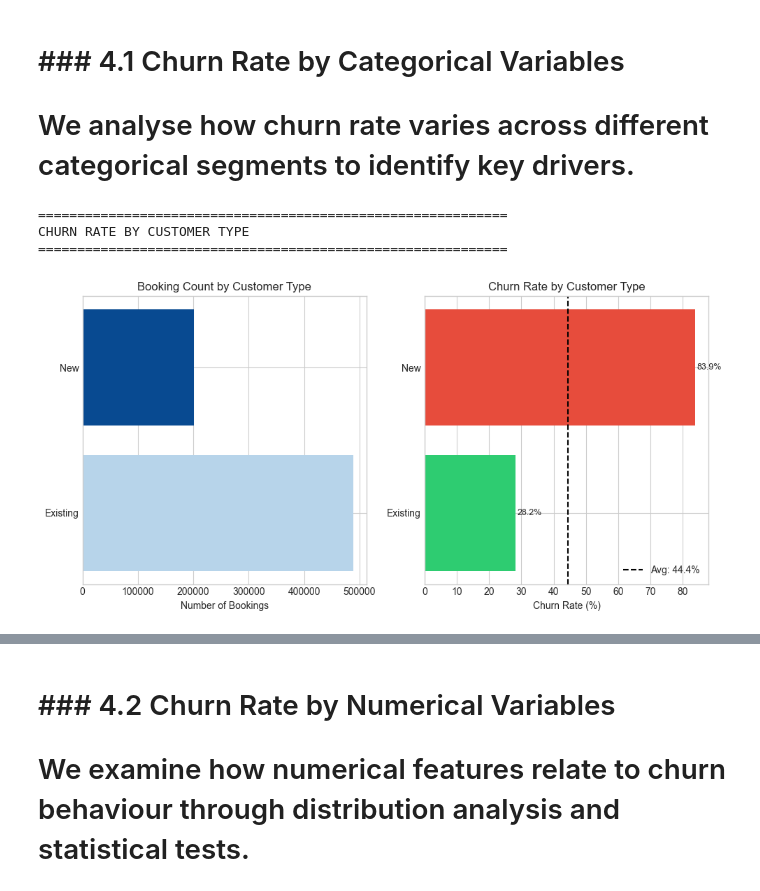
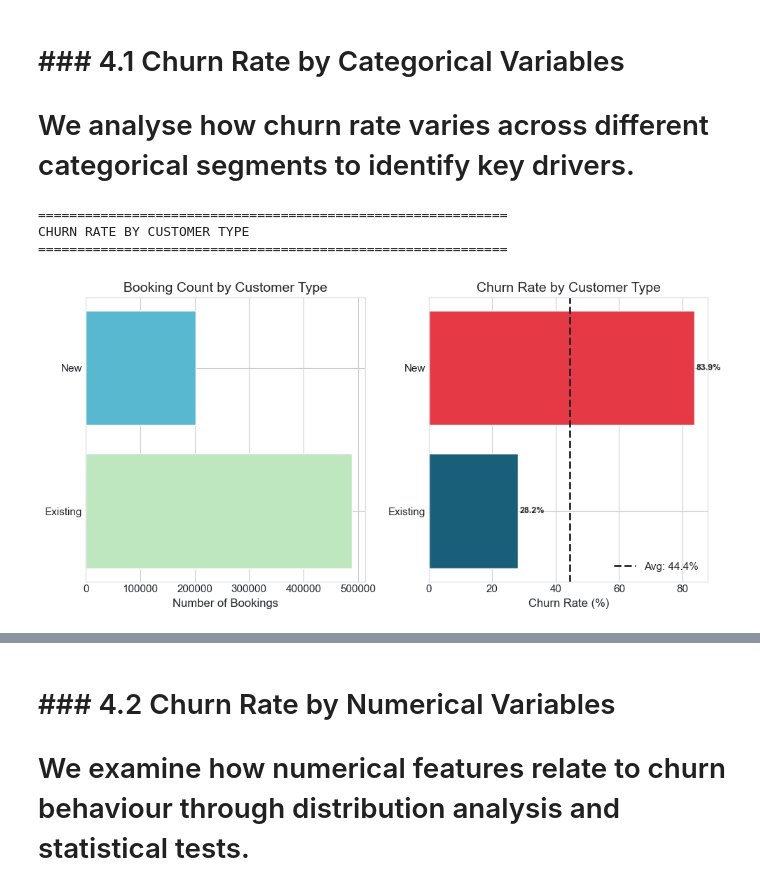
Before and after one commit to megpatakota/statistical_analysis, a Jupyter notebook: test.ipynb, the cells around one changed output, grey strips where cells are left out. Saved outputs shown, nothing was run; the diff lists cells and outputs as text; code cells hidden in the pictures.

```diff
--- a/test.ipynb
+++ b/test.ipynb
@@ -216,17 +276,18 @@ print(f"\n📈 Overall Churn Rate: {churn_rate:.2f}%")
 print(f"\n   • Non-Churned (0): {churn_counts[0]:,} bookings ({100-churn_rate:.2f}%)")
 print(f"   • Churned (1): {churn_counts[1]:,} bookings ({churn_rate:.2f}%)")
 
-# Visualise churn distribution
+# Visualise churn distribution - Using unified colour scheme
 fig, axes = plt.subplots(1, 2, figsize=(12, 5))
 
 # Pie chart
-colors = ['#2ecc71', '#e74c3c']
 axes[0].pie(churn_counts.values, labels=['Retained', 'Churned'], autopct='%1.1f%%',
-            colors=colors, explode=(0, 0.05), shadow=True, startangle=90)
+            colors=CHURN_COLORS, explode=(0, 0.05), shadow=True, startangle=90,
+            textprops={'fontsize': 12, 'fontweight': 'bold'})
 axes[0].set_title('Customer Churn Distribution', fontsize=14, fontweight='bold')
 
 # Bar chart
-bars = axes[1].bar(['Retained', 'Churned'], churn_counts.values, color=colors, edgecolor='black')
+bars = axes[1].bar(['Retained', 'Churned'], churn_counts.values, color=CHURN_COLORS,
+                   edgecolor='white', linewidth=2)
 axes[1].set_ylabel('Number of Bookings', fontsize=12)
 axes[1].set_title('Churn Count by Category', fontsize=14, fontweight='bold')
 for bar, count in zip(bars, churn_counts.values):
@@ -336,7 +394,7 @@ New derived features created:
 #
 # We analyse how churn rate varies across different categorical segments to identify key drivers.
 # %%
-# Churn Rate by Categorical Variables
+# Churn Rate by Categorical Variables - Using unified colour scheme
 
 def plot_churn_by_category(data, column, title, figsize=(10, 5)):
     """Plot churn rate by categorical variable with count and rate."""
@@ -345,44 +403,47 @@ def plot_churn_by_category(data, column, title, figsize=(10, 5)):
     # Calculate churn rate by category
     churn_by_cat = data.groupby(column)['churn_flag'].agg(['sum', 'count', 'mean']).reset_index()
     churn_by_cat.columns = [column, 'churned', 'total', 'churn_rate']
     churn_by_cat = churn_by_cat.sort_values('churn_rate', ascending=True)
 
-    # Left plot: Count by category
-    colors_count = plt.cm.Blues(np.linspace(0.3, 0.9, len(churn_by_cat)))
-    axes[0].barh(churn_by_cat[column].astype(str), churn_by_cat['total'], color=colors_count)
+    # Left plot: Count by category - using teal gradient
+    n_cats = len(churn_by_cat)
+    colors_count = [plt.cm.GnBu(0.3 + 0.6 * i / n_cats) for i in range(n_cats)]
+    axes[0].barh(churn_by_cat[column].astype(str), churn_by_cat['total'],
+                 color=colors_count, edgecolor='white', linewidth=1)
     axes[0].set_xlabel('Number of Bookings')
     axes[0].set_title(f'Booking Count by {title}')
 
-    # Right plot: Churn rate by category
-    colors_rate = ['#e74c3c' if r > data['churn_flag'].mean() else '#2ecc71'
+    # Right plot: Churn rate by category - using unified colours
+    colors_rate = [COLORS['churned'] if r > data['churn_flag'].mean() else COLORS['retained']
                    for r in churn_by_cat['churn_rate']]
-    bars = axes[1].barh(churn_by_cat[column].astype(str), churn_by_cat['churn_rate'] * 100, color=colors_rate)
-    axes[1].axvline(x=data['churn_flag'].mean() * 100, color='black', linestyle='--',
-                    label=f'Avg: {data["churn_flag"].mean()*100:.1f}%')
+    bars = axes[1].barh(churn_by_cat[column].astype(str), churn_by_cat['churn_rate'] * 100,
+                        color=colors_rate, edgecolor='white', linewidth=1)
+    axes[1].axvline(x=data['churn_flag'].mean() * 100, color=COLORS['text'], linestyle='--',
+                    linewidth=2, label=f'Avg: {data["churn_flag"].mean()*100:.1f}%')
     axes[1].set_xlabel('Churn Rate (%)')
     axes[1].set_title(f'Churn Rate by {title}')
-    axes[1].legend()
+    axes[1].legend(loc='lower right')
 
     # Add value labels
     for bar, rate in zip(bars, churn_by_cat['churn_rate']):
         axes[1].text(bar.get_width() + 0.5, bar.get_y() + bar.get_height()/2,
-                     f'{rate*100:.1f}%', va='center', fontsize=9)
+                     f'{rate*100:.1f}%', va='center', fontsize=9, fontweight='bold')
 
     plt.tight_layout()
     plt.show()
 
     return churn_by_cat
 
 # Plot churn by each categorical variable
 print("=" * 60)
 print("CHURN RATE BY CUSTOMER TYPE")
 print("=" * 60)
 customer_type_analysis = plot_churn_by_category(df_processed, 'customer_type', 'Customer Type')
 # %% [output]
 ============================================================
 CHURN RATE BY CUSTOMER TYPE
 ============================================================
-[figure, old version]
+[figure, new version]
 # %%
 # Churn by Loyalty Tier
 print("=" * 60)
```
Also changed, not shown: parts of 17 cells of this notebook, 10 other files.
